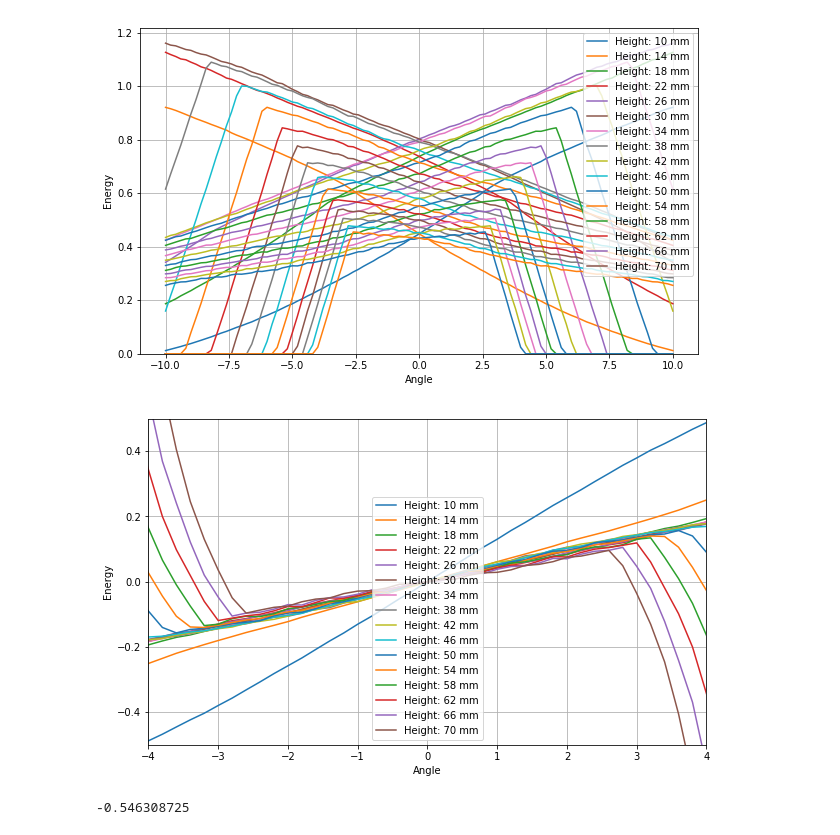
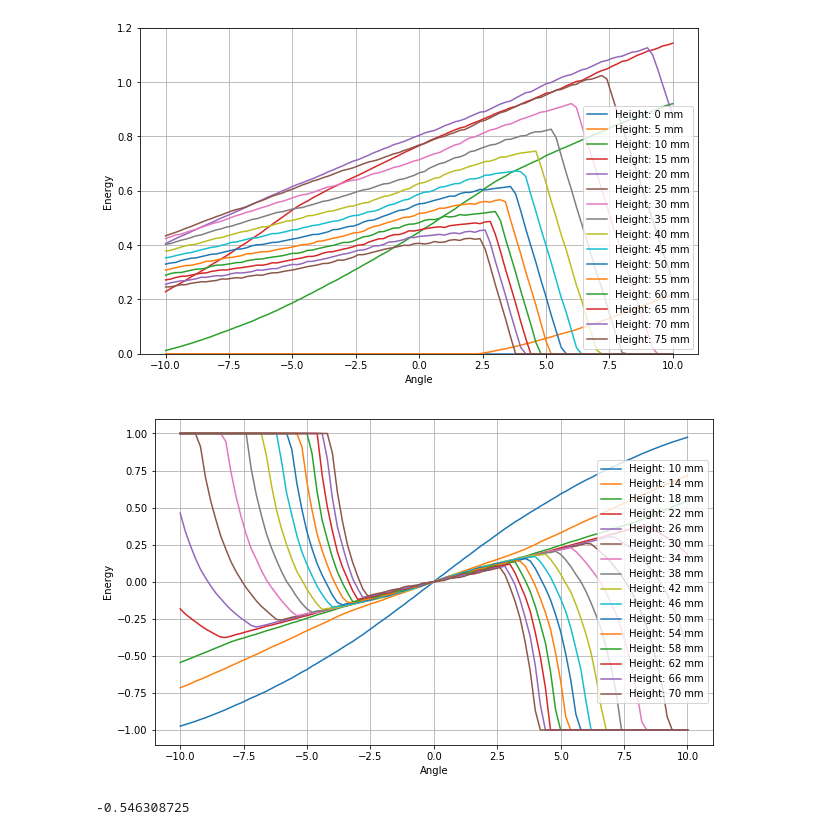
Before and after one commit to Ir0nDru/Scripts, a Jupyter notebook: Modelling/Tuv.ipynb, the cells around one changed output. Drawn from its saved outputs; the diff is of its cells as text; code cells hidden in the pictures.

```diff
--- a/Modelling/Tuv.ipynb
+++ b/Modelling/Tuv.ipynb
@@ -17,38 +17,3 @@ led_rays = [led_angle_arange*(i/led_steps)-(led_angle_arange/2) for i in range(l
 
 photo_width = 7
 energy = 0.005
-# %%
-#ANGLE MAPPERS
-betta_map = {-32:0.02, -31:0.06, -30:0.1, -29:0.13, -28:0.16, -27:0.19,
-             -26:0.2, -25:0.23, -24:0.26, -23:0.29, -22:0.31, -21:0.33,
-             -20:0.36, -19:0.39, -18:0.42, -17:0.45, -16:0.48, -15:0.5,
-             -14:0.54, -13:0.57, -12:0.6, -11:0.62, -10:0.65, -9:0.68,
-             -8:0.73, -7:0.77, -6:0.82, -5:0.9, -4:0.92, -3:0.94, -2:0.97,
-             -1:0.99, 0:1, 32:0.02, 31:0.06, 30:0.1, 29:0.13, 28:0.16, 27:0.19,
-             26:0.2, 25:0.23, 24:0.26, 23:0.29, 22:0.31, 21:0.33,
-             20:0.36, 19:0.39, 18:0.42, 17:0.45, 16:0.48, 15:0.5,
-             14:0.54, 13:0.57, 12:0.6, 11:0.62, 10:0.65, 9:0.68,
-             8:0.73, 7:0.77, 6:0.82, 5:0.9, 4:0.92, 3:0.94, 2:0.97,
-             1:0.99}
-kappa_map = {-70:0.17, -69:0.19, -68:0.19, -67:0.21, -66:0.22, -65:0.24,
-             -64:0.27, -63:0.29, -62:0.32, -61:0.34, -60:0.37, -59:0.4,
-             -58:0.42, -57:0.44, -56:0.45, -55:0.47, -54:0.48, -53:0.50,
-             -52:0.52, -51:0.53, -50:0.54, -49:0.55, -48:0.57, -47:0.58,
-             -46:0.6, -45:0.62, -44:0.63, -43:0.64, -42:0.65, -41:0.66,
-             -40:0.67, -39:0.68, -38:0.69, -37:0.7, -36:0.71, -35:0.73,
-             -34:0.74, -33:0.75, -32:0.76, -31:0.78, -30:0.79, -29:0.79,
-             -28:0.8, -27:0.81, -26:0.82, -25:0.84, -24:0.85, -23:0.87,
-             -22:0.88, -21:0.89, -20:0.9, -19:0.91, -18:0.92, -17:0.93,
-             -16:0.93, -15:0.94, -14:0.95, -13:0.96, -12:0.96, -11:0.97,
-             -10:0.97, -9:0.98, -8:0.98, -7:0.98, -6:0.98, -5:0.99, -4:0.99,
-             -3:0.99, -2:0.99, -1:0.99, 0:1, 70:0.17, 69:0.19, 68:0.19,
-             67:0.21, 66:0.22, 65:0.24, 64:0.27, 63:0.29, 62:0.32, 61:0.34,
-             60:0.37, 59:0.4, 58:0.42, 57:0.44, 56:0.45, 55:0.47, 54:0.48,
-             53:0.50, 52:0.52, 51:0.53, 50:0.54, 49:0.55, 48:0.57, 47:0.58,
-             46:0.6, 45:0.62, 44:0.63, 43:0.64, 42:0.65, 41:0.66, 40:0.67,
-             39:0.68, 38:0.69, 37:0.7, 36:0.71, 35:0.73, 34:0.74, 33:0.75,
-             32:0.76, 31:0.78, 30:0.79, 29:0.79, 28:0.8, 27:0.81, 26:0.82,
-             25:0.84, 24:0.85, 23:0.87, 22:0.88, 21:0.89, 20:0.9, 19:0.91,
-             18:0.92, 17:0.93, 16:0.93, 15:0.94, 14:0.95, 13:0.96, 12:0.96,
-             11:0.97, 10:0.97, 9:0.98, 8:0.98, 7:0.98, 6:0.98, 5:0.99, 4:0.99,
-             3:0.99, 2:0.99, 1:0.99}
@@ -117,7 +165,7 @@ plot.show()
 # %%
 #Angle VS Energy by height
 width = 10
-heights = [10 + i*4 for i in range(16)]
+heights = [0 + i*5 for i in range(16)]
 legend = []
 channels = []
 plot.figure(figsize=(10, 6))
@@ -128,7 +176,7 @@ for max_height in heights:
     channels.append((energies, energies_2))
     legend.append("Height: "+ str(max_height) +" mm")
     plot.plot(alphas, energies)
-    plot.plot(alphas, energies_2)
+    #plot.plot(alphas, energies_2)
 plot.legend(legend, loc="best")
 plot.xlabel("Angle")
 plot.ylabel("Energy")
@@ -136,36 +184,36 @@ plot.grid()
 plot.ylim(bottom=0)
 plot.show()
 # %% [output]
-[figure, old version]
+[figure, new version]
 # %%
 #different channels calculations
 def summarize(list_of_2):
     l1 = list_of_2[0]
     l2 = list_of_2[1]
     summ = [v1 + v2 for v1, v2 in zip(l1, l2)]
     return summ
 
 def differnce(list_of_2):
     l1 = list_of_2[0]
     l2 = list_of_2[1]
     diff = [v1 - v2 for v1, v2 in zip(l1, l2)]
     return diff
 
 plot.figure(figsize=(10, 6))
 for c in channels:
     sum = summarize(c)
     dif = differnce(c)
     k = [d/s for s, d in zip(sum, dif)]
     plot.plot(alphas, k)
 plot.legend(legend, loc="best")
 plot.xlabel("Angle")
 plot.ylabel("Energy")
-plot.xlim(-4, 4)
-plot.ylim(-0.5, 0.5)
+#plot.xlim(-4, 4)
+#plot.ylim(-0.5, 0.5)
 plot.grid()
 plot.show()
 # %% [output]
-[figure, old version]
+[figure, new version]
 # %%
 import scipy as sp
 from scipy.optimize import fsolve
```
Also changed, not shown: parts of 3 cells of this notebook.
